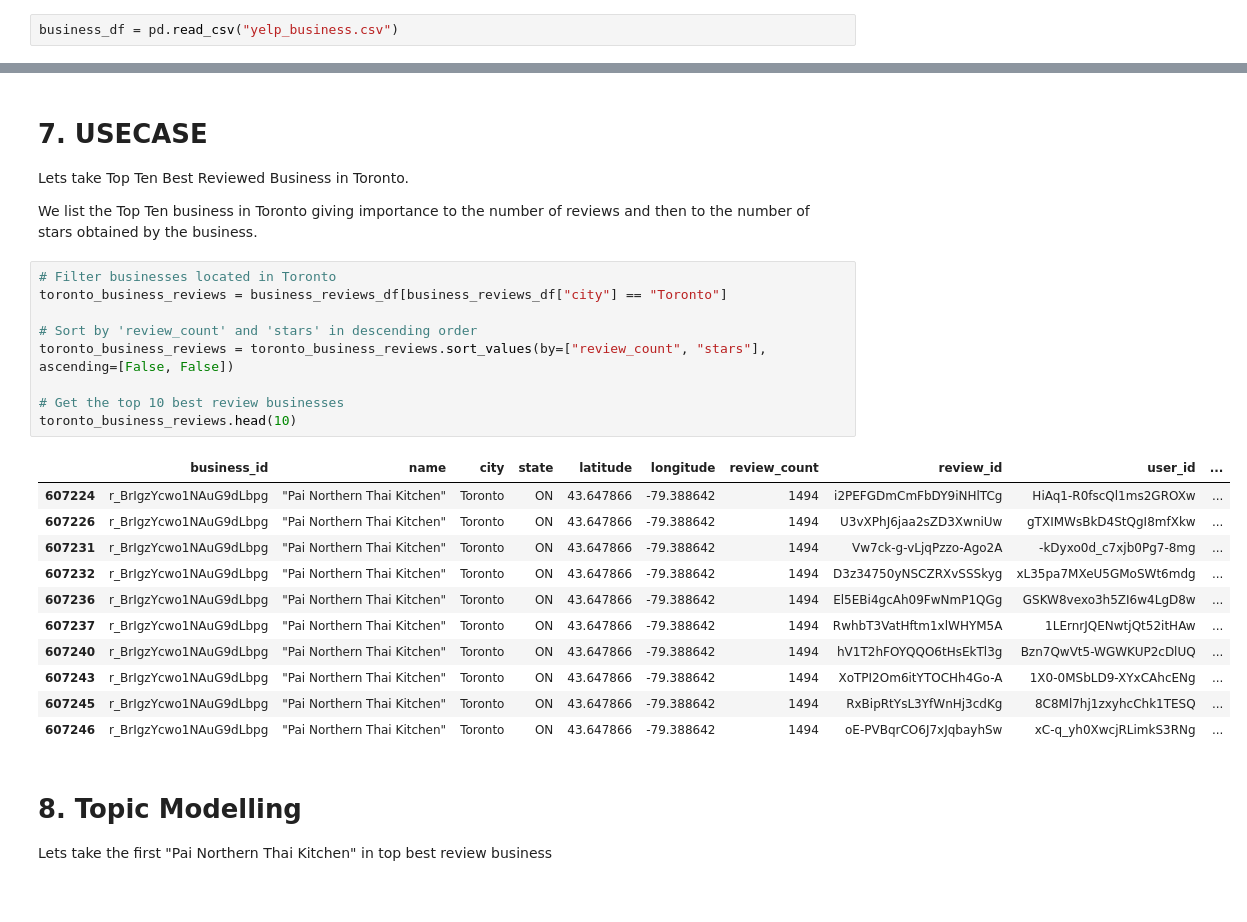
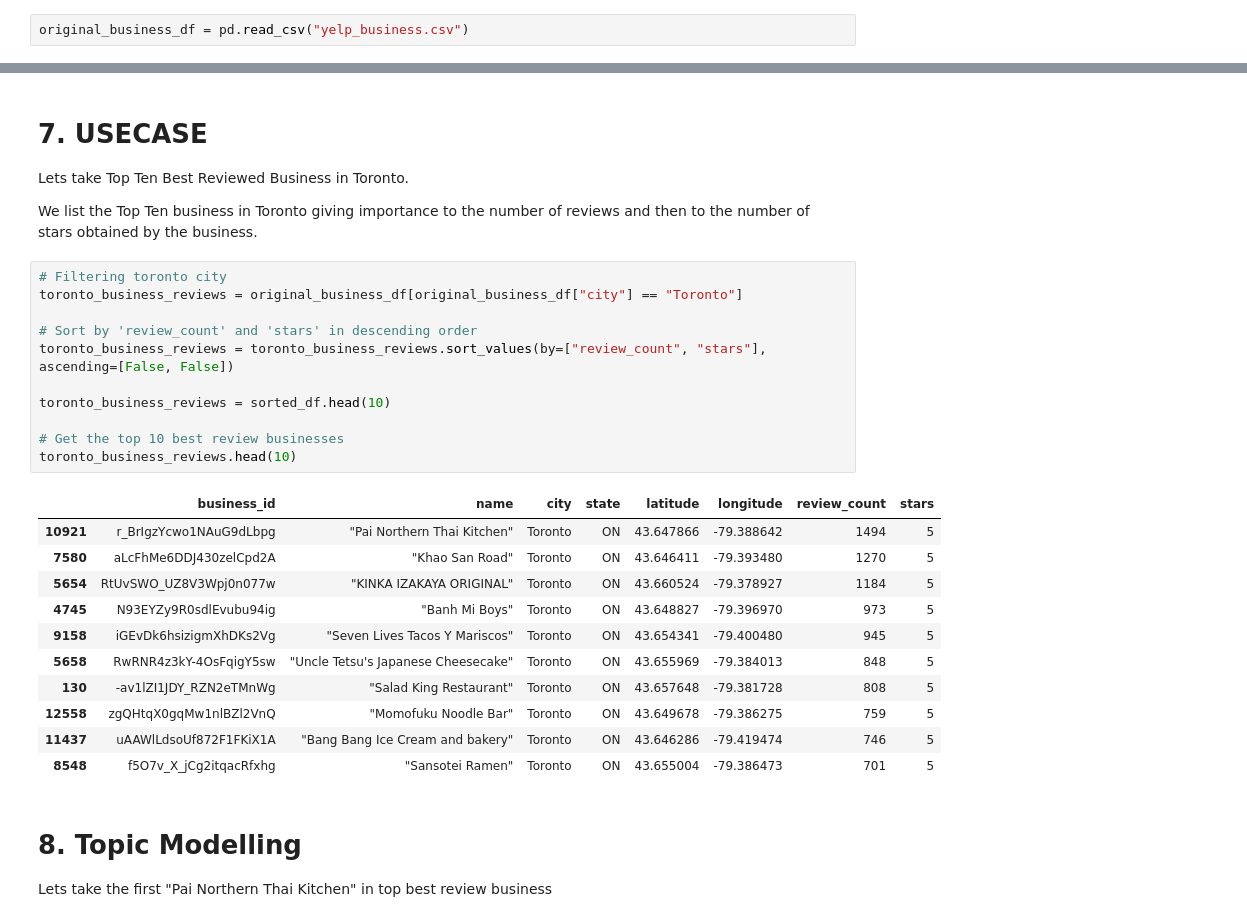
Before and after one commit to labeebklatif-school/case-studies-grp-2, a Jupyter notebook: main.ipynb, the cells around one changed output, grey strips where cells are left out. Saved outputs shown, nothing was run; the diff lists cells and outputs as text.

Commit message:
fixed top 10 business

```diff
--- a/main.ipynb
+++ b/main.ipynb
@@ -13,5 +13,5 @@ import re
 
 Loading two datasets namely "yelp_business" and "yelp_review"
 # %%
-business_df = pd.read_csv("yelp_business.csv")
+original_business_df = pd.read_csv("yelp_business.csv")
 # %%
@@ -218,26 +218,28 @@ Lets take Top Ten Best Reviewed Business in Toronto.
 
 We list the Top Ten business in Toronto giving importance to the number of reviews and then to the number of stars obtained by the business.
 # %%
-# Filter businesses located in Toronto
-toronto_business_reviews = business_reviews_df[business_reviews_df["city"] == "Toronto"]
+# Filtering toronto city
+toronto_business_reviews = original_business_df[original_business_df["city"] == "Toronto"]
 
 # Sort by 'review_count' and 'stars' in descending order
 toronto_business_reviews = toronto_business_reviews.sort_values(by=["review_count", "stars"], ascending=[False, False])
 
+toronto_business_reviews = sorted_df.head(10)
+
 # Get the top 10 best review businesses
 toronto_business_reviews.head(10)
 # %% [output]
-|  | business_id | name | city | state | latitude | longitude | review_count | review_id | user_id | ... |
-| 607224 | r_BrIgzYcwo1NAuG9dLbpg | "Pai Northern Thai Kitchen" | Toronto | ON | 43.647866 | -79.388642 | 1494 | i2PEFGDmCmFbDY9iNHlTCg | HiAq1-R0fscQl1ms2GROXw | ... |
-| 607226 | r_BrIgzYcwo1NAuG9dLbpg | "Pai Northern Thai Kitchen" | Toronto | ON | 43.647866 | -79.388642 | 1494 | U3vXPhJ6jaa2sZD3XwniUw | gTXIMWsBkD4StQgI8mfXkw | ... |
-| 607231 | r_BrIgzYcwo1NAuG9dLbpg | "Pai Northern Thai Kitchen" | Toronto | ON | 43.647866 | -79.388642 | 1494 | Vw7ck-g-vLjqPzzo-Ago2A | -kDyxo0d_c7xjb0Pg7-8mg | ... |
-| 607232 | r_BrIgzYcwo1NAuG9dLbpg | "Pai Northern Thai Kitchen" | Toronto | ON | 43.647866 | -79.388642 | 1494 | D3z34750yNSCZRXvSSSkyg | xL35pa7MXeU5GMoSWt6mdg | ... |
-| 607236 | r_BrIgzYcwo1NAuG9dLbpg | "Pai Northern Thai Kitchen" | Toronto | ON | 43.647866 | -79.388642 | 1494 | El5EBi4gcAh09FwNmP1QGg | GSKW8vexo3h5ZI6w4LgD8w | ... |
-| 607237 | r_BrIgzYcwo1NAuG9dLbpg | "Pai Northern Thai Kitchen" | Toronto | ON | 43.647866 | -79.388642 | 1494 | RwhbT3VatHftm1xlWHYM5A | 1LErnrJQENwtjQt52itHAw | ... |
-| 607240 | r_BrIgzYcwo1NAuG9dLbpg | "Pai Northern Thai Kitchen" | Toronto | ON | 43.647866 | -79.388642 | 1494 | hV1T2hFOYQQO6tHsEkTl3g | Bzn7QwVt5-WGWKUP2cDlUQ | ... |
-| 607243 | r_BrIgzYcwo1NAuG9dLbpg | "Pai Northern Thai Kitchen" | Toronto | ON | 43.647866 | -79.388642 | 1494 | XoTPI2Om6itYTOCHh4Go-A | 1X0-0MSbLD9-XYxCAhcENg | ... |
-| 607245 | r_BrIgzYcwo1NAuG9dLbpg | "Pai Northern Thai Kitchen" | Toronto | ON | 43.647866 | -79.388642 | 1494 | RxBipRtYsL3YfWnHj3cdKg | 8C8Ml7hj1zxyhcChk1TESQ | ... |
-| 607246 | r_BrIgzYcwo1NAuG9dLbpg | "Pai Northern Thai Kitchen" | Toronto | ON | 43.647866 | -79.388642 | 1494 | oE-PVBqrCO6J7xJqbayhSw | xC-q_yh0XwcjRLimkS3RNg | ... |
+|  | business_id | name | city | state | latitude | longitude | review_count | stars |
+| 10921 | r_BrIgzYcwo1NAuG9dLbpg | "Pai Northern Thai Kitchen" | Toronto | ON | 43.647866 | -79.388642 | 1494 | 5 |
+| 7580 | aLcFhMe6DDJ430zelCpd2A | "Khao San Road" | Toronto | ON | 43.646411 | -79.393480 | 1270 | 5 |
+| 5654 | RtUvSWO_UZ8V3Wpj0n077w | "KINKA IZAKAYA ORIGINAL" | Toronto | ON | 43.660524 | -79.378927 | 1184 | 5 |
+| 4745 | N93EYZy9R0sdlEvubu94ig | "Banh Mi Boys" | Toronto | ON | 43.648827 | -79.396970 | 973 | 5 |
+| 9158 | iGEvDk6hsizigmXhDKs2Vg | "Seven Lives Tacos Y Mariscos" | Toronto | ON | 43.654341 | -79.400480 | 945 | 5 |
+| 5658 | RwRNR4z3kY-4OsFqigY5sw | "Uncle Tetsu's Japanese Cheesecake" | Toronto | ON | 43.655969 | -79.384013 | 848 | 5 |
+| 130 | -av1lZI1JDY_RZN2eTMnWg | "Salad King Restaurant" | Toronto | ON | 43.657648 | -79.381728 | 808 | 5 |
+| 12558 | zgQHtqX0gqMw1nlBZl2VnQ | "Momofuku Noodle Bar" | Toronto | ON | 43.649678 | -79.386275 | 759 | 5 |
+| 11437 | uAAWlLdsoUf872F1FKiX1A | "Bang Bang Ice Cream and bakery" | Toronto | ON | 43.646286 | -79.419474 | 746 | 5 |
+| 8548 | f5O7v_X_jCg2itqacRfxhg | "Sansotei Ramen" | Toronto | ON | 43.655004 | -79.386473 | 701 | 5 |
 # %% [markdown]
 # 8. Topic Modelling
 
```
Also changed, not shown: parts of 10 cells of this notebook.
